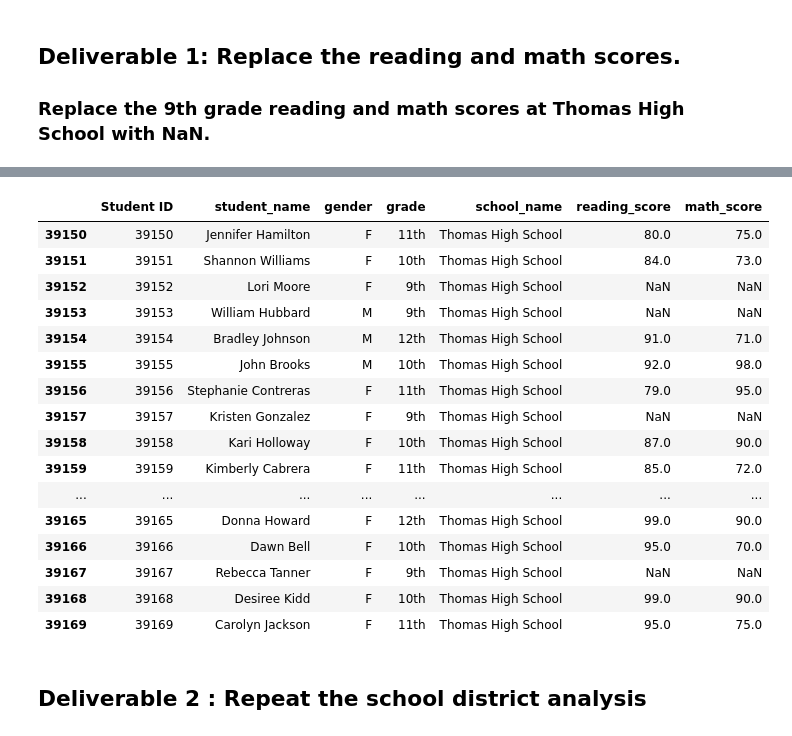
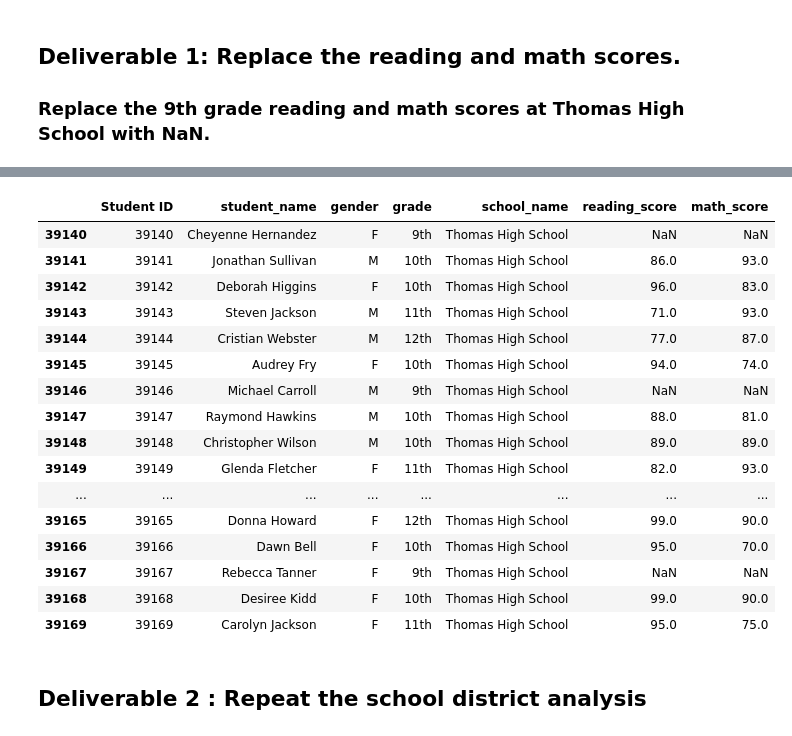
Before and after one commit to sjmisina/PyCitySchools_withPandas, a Jupyter notebook: PyCitySchools_Challenge.ipynb, the cells around one changed output, grey strips where cells are left out. Saved outputs shown, nothing was run; the diff lists cells and outputs as text; code cells hidden in the pictures.

```diff
--- a/PyCitySchools_Challenge.ipynb
+++ b/PyCitySchools_Challenge.ipynb
@@ -53,18 +67,18 @@ student_data_df.loc[(student_data_df["grade"] == '9th')
 # %%
 #  Step 4. Check the student data for NaN's.
-student_data_df.tail(20)
+student_data_df.tail(30)
 # %% [output]
 |  | Student ID | student_name | gender | grade | school_name | reading_score | math_score |
-| 39150 | 39150 | Jennifer Hamilton | F | 11th | Thomas High School | 80.0 | 75.0 |
-| 39151 | 39151 | Shannon Williams | F | 10th | Thomas High School | 84.0 | 73.0 |
-| 39152 | 39152 | Lori Moore | F | 9th | Thomas High School | NaN | NaN |
-| 39153 | 39153 | William Hubbard | M | 9th | Thomas High School | NaN | NaN |
-| 39154 | 39154 | Bradley Johnson | M | 12th | Thomas High School | 91.0 | 71.0 |
-| 39155 | 39155 | John Brooks | M | 10th | Thomas High School | 92.0 | 98.0 |
-| 39156 | 39156 | Stephanie Contreras | F | 11th | Thomas High School | 79.0 | 95.0 |
-| 39157 | 39157 | Kristen Gonzalez | F | 9th | Thomas High School | NaN | NaN |
-| 39158 | 39158 | Kari Holloway | F | 10th | Thomas High School | 87.0 | 90.0 |
-| 39159 | 39159 | Kimberly Cabrera | F | 11th | Thomas High School | 85.0 | 72.0 |
+| 39140 | 39140 | Cheyenne Hernandez | F | 9th | Thomas High School | NaN | NaN |
+| 39141 | 39141 | Jonathan Sullivan | M | 10th | Thomas High School | 86.0 | 93.0 |
+| 39142 | 39142 | Deborah Higgins | F | 10th | Thomas High School | 96.0 | 83.0 |
+| 39143 | 39143 | Steven Jackson | M | 11th | Thomas High School | 71.0 | 93.0 |
+| 39144 | 39144 | Cristian Webster | M | 12th | Thomas High School | 77.0 | 87.0 |
+| 39145 | 39145 | Audrey Fry | F | 10th | Thomas High School | 94.0 | 74.0 |
+| 39146 | 39146 | Michael Carroll | M | 9th | Thomas High School | NaN | NaN |
+| 39147 | 39147 | Raymond Hawkins | M | 10th | Thomas High School | 88.0 | 81.0 |
+| 39148 | 39148 | Christopher Wilson | M | 10th | Thomas High School | 89.0 | 89.0 |
+| 39149 | 39149 | Glenda Fletcher | F | 11th | Thomas High School | 82.0 | 93.0 |
 | ... | ... | ... | ... | ... | ... | ... | ... |
 | 39165 | 39165 | Donna Howard | F | 12th | Thomas High School | 99.0 | 90.0 |
 | 39166 | 39166 | Dawn Bell | F | 10th | Thomas High School | 95.0 | 70.0 |
```
Also changed, not shown: parts of 14 cells of this notebook, 1 other file.
